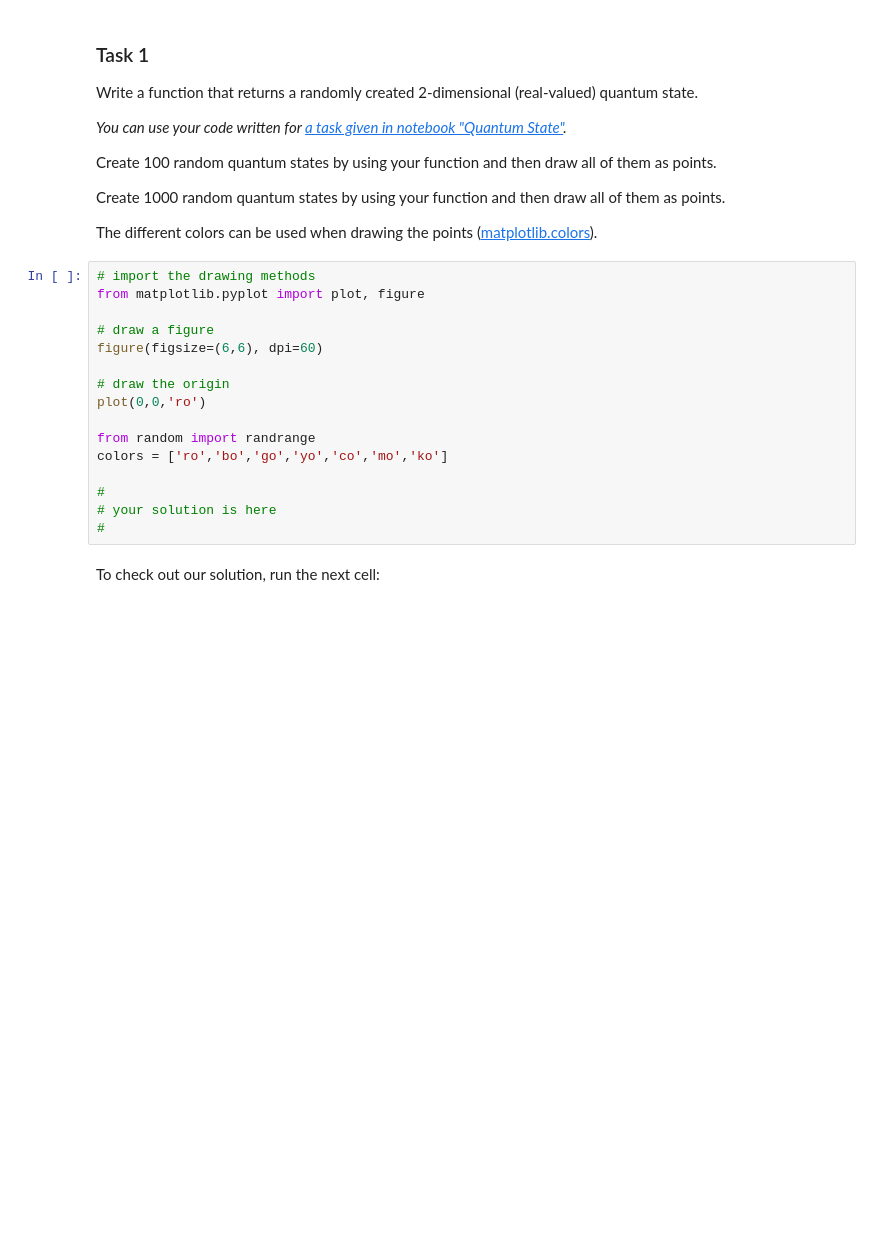
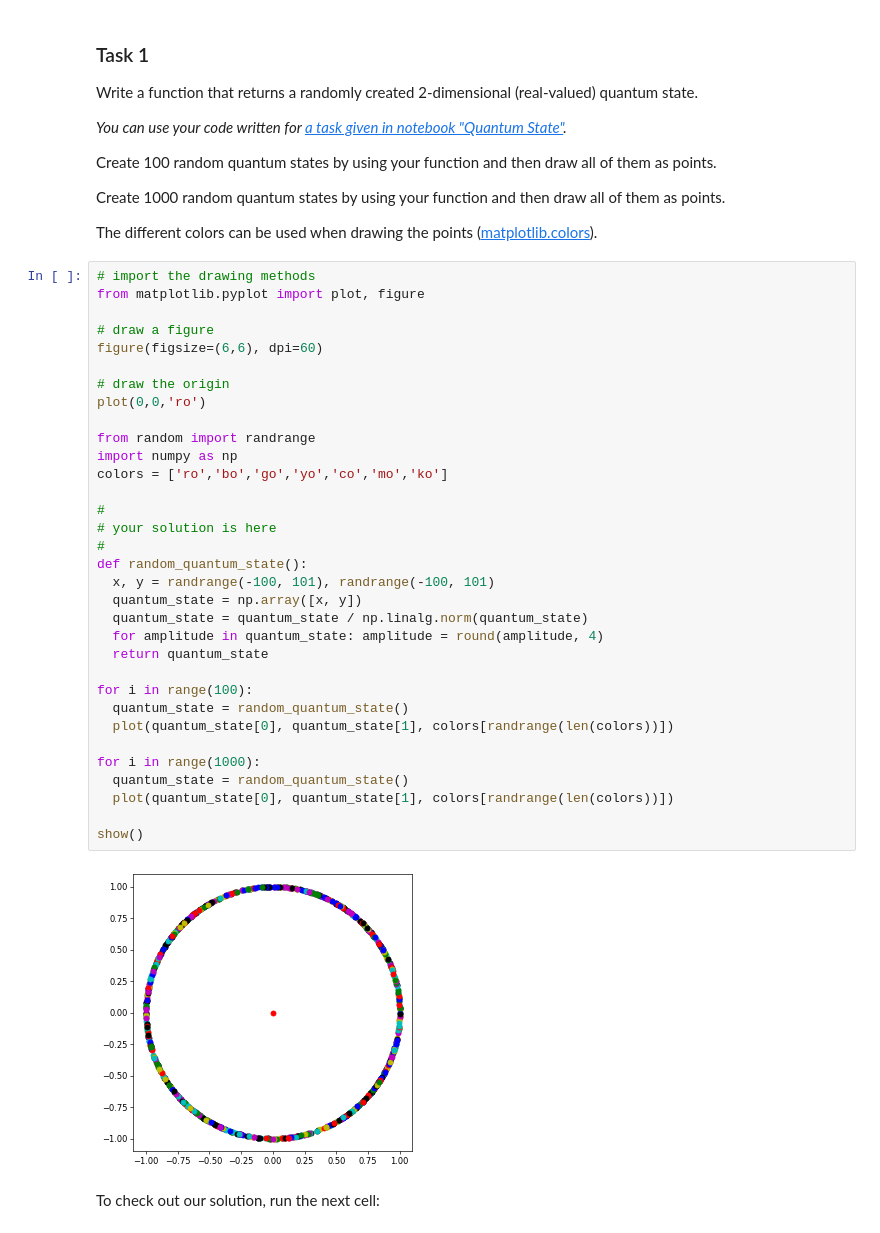
Before and after one commit to james-lucius/qworld, a Jupyter notebook: QB23_Q32_Visualization_of_a_Qubit.ipynb, the cells around one changed output. Saved outputs shown, nothing was run; the diff lists cells and outputs as text; blank space fills up the shorter version.

```diff
--- a/QB23_Q32_Visualization_of_a_Qubit.ipynb
+++ b/QB23_Q32_Visualization_of_a_Qubit.ipynb
@@ -152,19 +174,38 @@ The different colors can be used when drawing the points ([matplotlib.colors](ht
 # %%
 # import the drawing methods
 from matplotlib.pyplot import plot, figure
 
 # draw a figure
 figure(figsize=(6,6), dpi=60)
 
 # draw the origin
 plot(0,0,'ro')
 
 from random import randrange
+import numpy as np
 colors = ['ro','bo','go','yo','co','mo','ko']
 
 #
 # your solution is here
 #
+def random_quantum_state():
+  x, y = randrange(-100, 101), randrange(-100, 101)
+  quantum_state = np.array([x, y])
+  quantum_state = quantum_state / np.linalg.norm(quantum_state)
+  for amplitude in quantum_state: amplitude = round(amplitude, 4)
+  return quantum_state
+
+for i in range(100):
+  quantum_state = random_quantum_state()
+  plot(quantum_state[0], quantum_state[1], colors[randrange(len(colors))])
+
+for i in range(1000):
+  quantum_state = random_quantum_state()
+  plot(quantum_state[0], quantum_state[1], colors[randrange(len(colors))])
+
+show()
+# %% [output]
+[figure, added]
 # %% [markdown]
 To check out our solution, run the next cell:
 # %%
```
Also changed, not shown: parts of 11 cells of this notebook.
